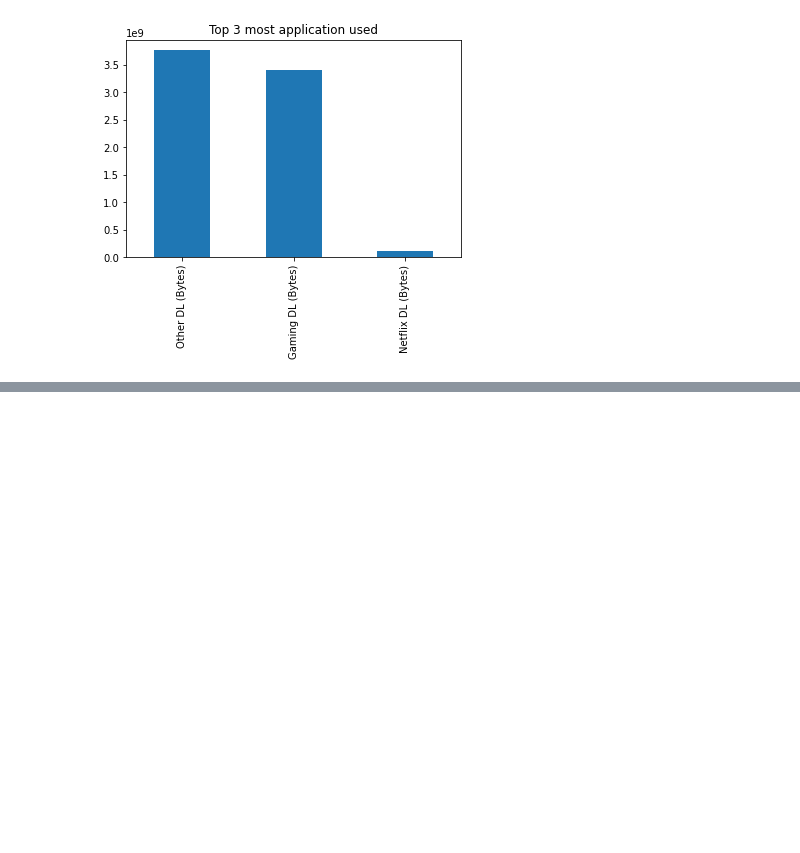
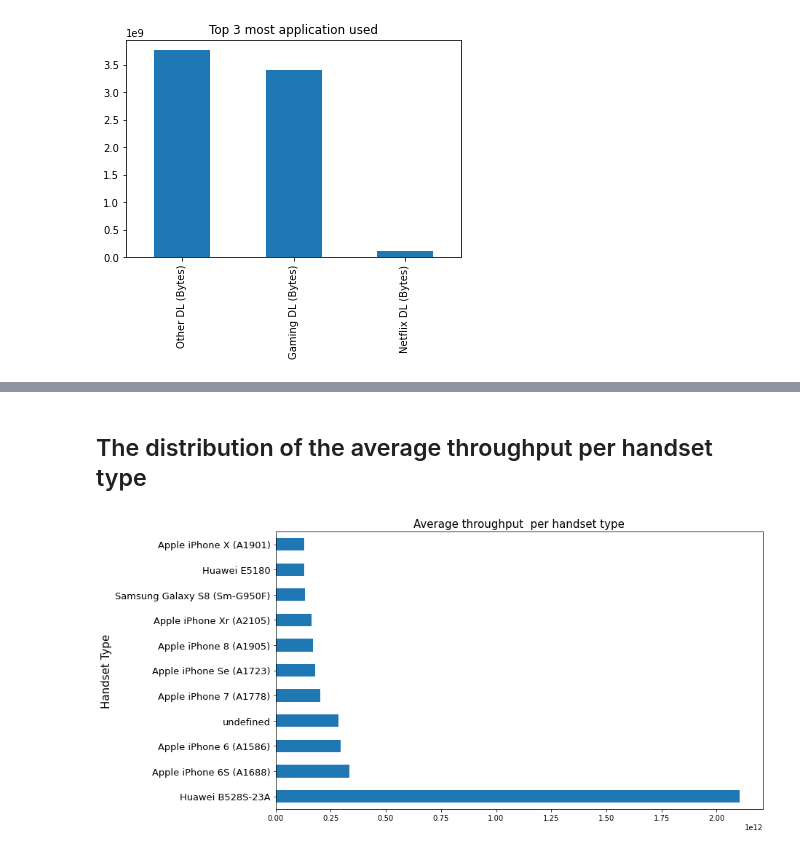
Before and after one commit to comsavvy/Data-analysis-for-business, a Jupyter notebook: Data analysis1.ipynb, the cells around one changed output, grey strips where cells are left out. Saved outputs shown, nothing was run; the diff lists cells and outputs as text; code cells hidden in the pictures; blank space fills up the shorter version.

```diff
--- a/Data analysis1.ipynb
+++ b/Data analysis1.ipynb
@@ -667,0 +680,5 @@ Text(0.5, 1.0, 'Top 3 most application used')
+# %%
+exp_anl= data[['Handset Type']].copy()
+# %%
+exp_anl['Avg TCP Retrans. Vol (Bytes)']= data['TCP DL Retrans. Vol (Bytes)']+data['TCP DL Retrans. Vol (Bytes)']
+exp_anl['Avg RTT (ms)']= data['Avg RTT DL (ms)']+data['Avg RTT UL (ms)']
@@ -667,0 +696,5 @@ Text(0.5, 1.0, 'Top 3 most application used')
+# %%
+avgTCP_mean= int(exp_anl['Avg TCP Retrans. Vol (Bytes)'].mean())
+avgRTT_mean=  int(exp_anl['Avg RTT (ms)'].mean())
+exp_anl['Avg TCP Retrans. Vol (Bytes)'] = exp_anl['Avg TCP Retrans. Vol (Bytes)'].fillna(avgTCP_mean)
+exp_anl['Avg RTT (ms)']= exp_anl['Avg RTT (ms)'].fillna(avgRTT_mean)
@@ -667,0 +746,3 @@ Text(0.5, 1.0, 'Top 3 most application used')
+# %%
+freq= exp_anl.groupby('Handset Type').sum().sort_values(by= ['Avg TCP Retrans. Vol (Bytes)','Avg RTT (ms)'], ascending= False)
+freq.head(10)
@@ -667,0 +762,10 @@ Text(0.5, 1.0, 'Top 3 most application used')
+# %% [markdown]
+## The distribution of the average throughput  per handset type
+# %%
+plt.figure(figsize= (12, 7))
+freq.iloc[:, 0].head(11).plot.barh()
+plt.yticks(fontsize= 13)
+plt.ylabel('Handset Type', fontsize= 15)
+plt.title('Average throughput  per handset type', fontsize= 15);
+# %% [output]
+[figure, added]
```
Also changed, not shown: parts of 30 cells of this notebook.
